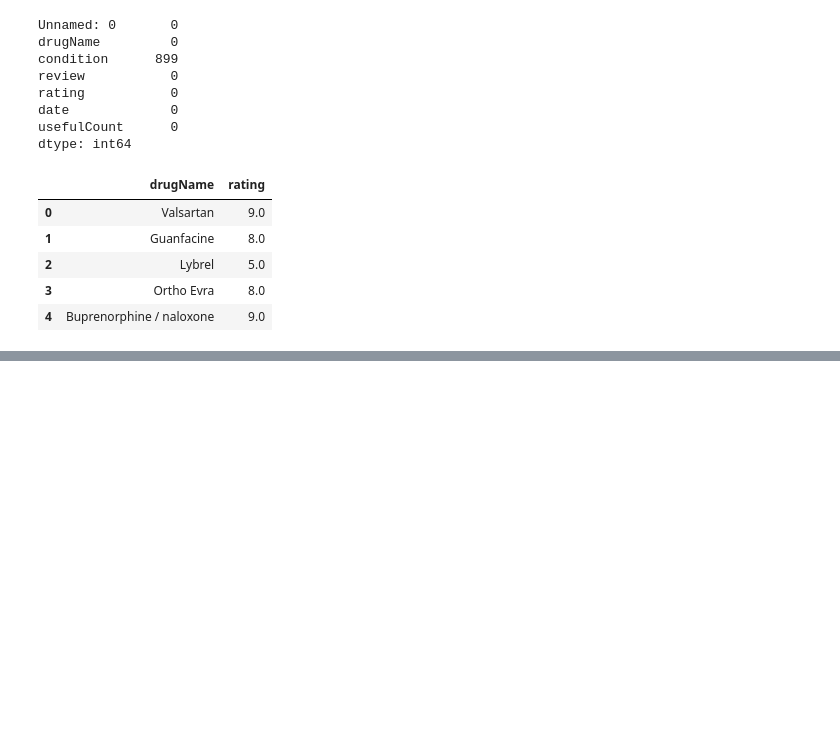
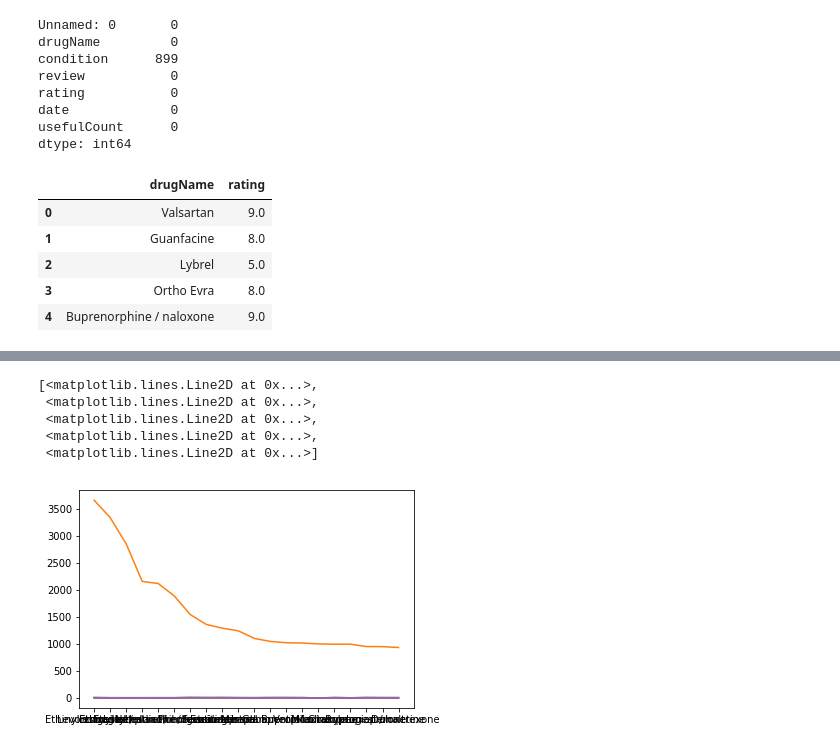
Before and after one commit to bloominstituteoftechnology/DS-Unit-1-Sprint-3-Statistical-Tests-and-Experiments, a Jupyter notebook: module2-sampling-confidence-intervals-and-hypothesis-testing/LS_DS_142_Sampling_Confidence_Intervals_and_Hypothesis_Testing.ipynb, the cells around one changed output, grey strips where cells are left out. Saved outputs shown, nothing was run; the diff lists cells and outputs as text; code cells hidden in the pictures; blank space fills up the shorter version.

Commit message:
Assignment completed

```diff
--- a/module2-sampling-confidence-intervals-and-hypothesis-testing/LS_DS_142_Sampling_Confidence_Intervals_and_Hypothesis_Testing.ipynb
+++ b/module2-sampling-confidence-intervals-and-hypothesis-testing/LS_DS_142_Sampling_Confidence_Intervals_and_Hypothesis_Testing.ipynb
@@ -237,6 +255,10 @@ Glipizide
 Betamethasone / calcipotriene
 30
 # %%
-drug_pivot_rating_mean = df.pivot_table(index='drugName',values='rating', aggfunc='mean')
-drug_pivot_df = pd.DataFrame(drug_pivot_rating_mean.to_records())
-min_sample_mean_ratings = drug_pivot_df[drug_pivot_df.drugName.isin(unique_drugs_min_sample)]
+# drug_pivot_rating_mean = pd.pivot_table(df1, index = 'drugName' ,values='rating', aggfunc = ['mean', 'std'])
+# drug_pivot_df = pd.DataFrame(drug_pivot_rating_mean.to_records())
+# # min_sample_mean_ratings = drug_pivot_df[drug_pivot_df.drugName.isin(unique_drugs_min_sample)]
+stats = df.groupby(['drugName'])['rating'].agg(['mean', 'count', 'std'])
+stats = stats.dropna()
+sorted_stats = stats.sort_values('count', ascending=False)
+stats = sorted_stats.head(20)
@@ -263,0 +265,16 @@ min_sample_mean_ratings
+# %%
+import math
+pd.options.mode.chained_assignment = None
+
+confidence_interval_hi = []
+confidence_interval_low = []
+
+
+for i in stats.index:
+  mean, count, std = stats.loc[i]
+  confidence_interval_hi.append(mean + 1.96*std/math.sqrt(count))
+  confidence_interval_low.append(mean - 1.96*std/math.sqrt(count))
+
+
+stats['confidence_interval_hi'] = confidence_interval_hi
+stats['confidence_interval_low'] = confidence_interval_low
@@ -263,0 +302,12 @@ min_sample_mean_ratings
+# %%
+import seaborn as sns
+import matplotlib.pyplot as plt
+
+plt.plot(stats)
+# %% [output]
+[<matplotlib.lines.Line2D at 0x...>,
+ <matplotlib.lines.Line2D at 0x...>,
+ <matplotlib.lines.Line2D at 0x...>,
+ <matplotlib.lines.Line2D at 0x...>,
+ <matplotlib.lines.Line2D at 0x...>]
+[figure, added]
```
Also changed, not shown: parts of 11 cells of this notebook.
